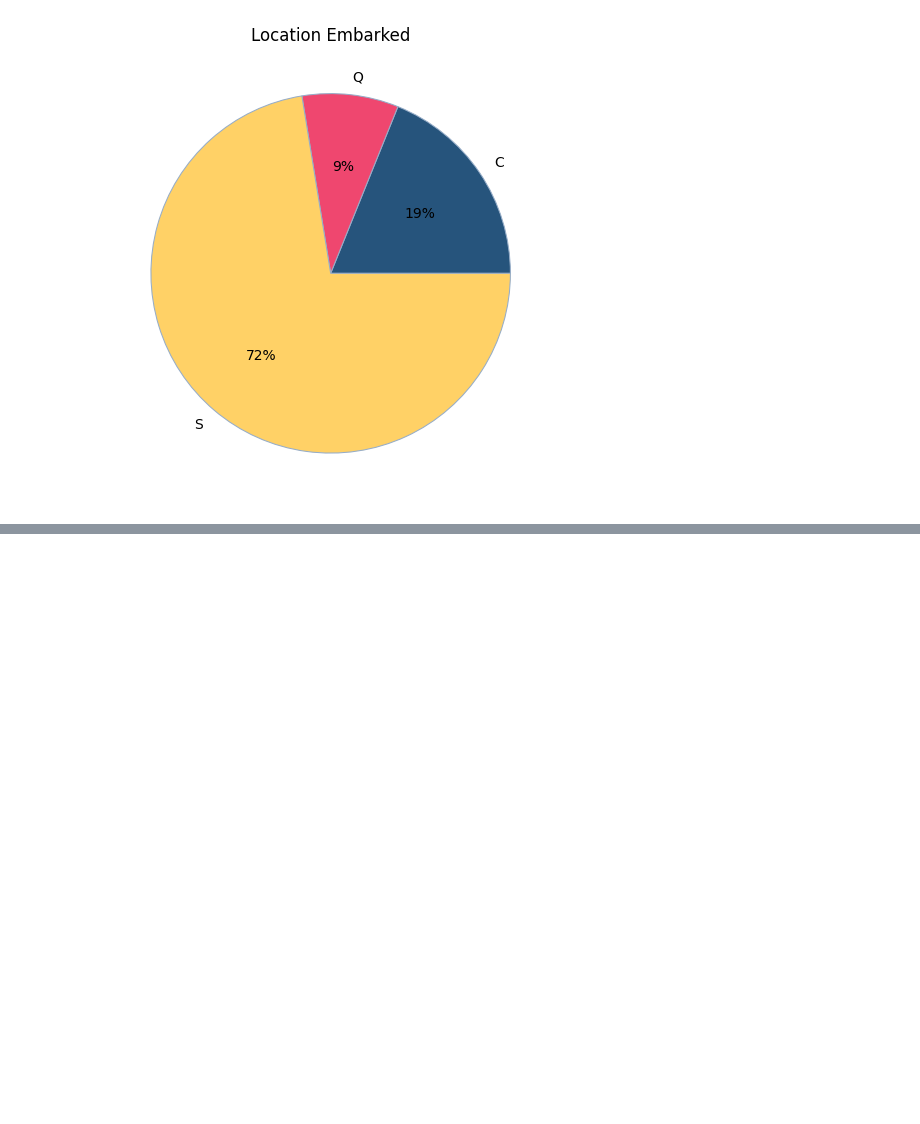
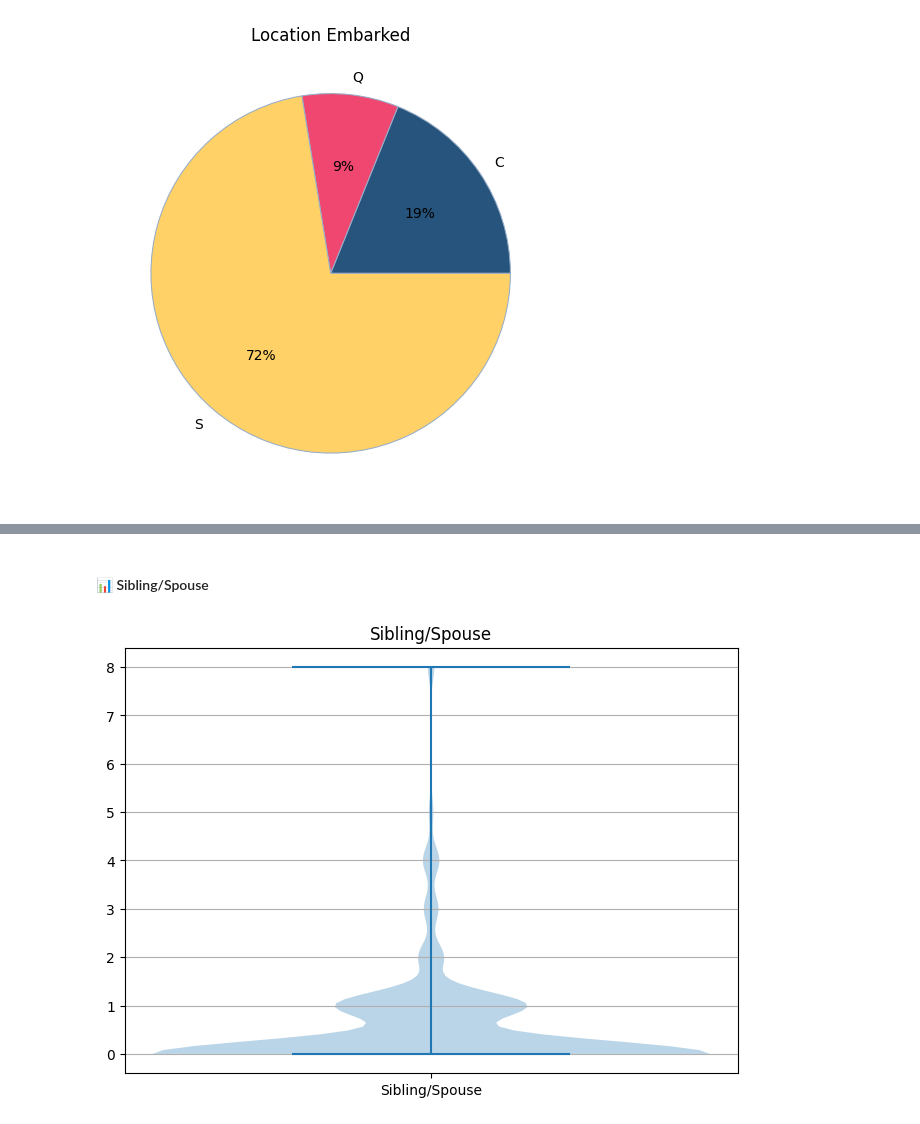
Before and after one commit to grace-sampao/Cyber-Shujaa---Exploratory-Data-Analysis, a Jupyter notebook: notebooks/exploratory_data_analysis.ipynb, the cells around one changed output, grey strips where cells are left out. Saved outputs shown, nothing was run; the diff lists cells and outputs as text; code cells hidden in the pictures; blank space fills up the shorter version.

```diff
--- a/notebooks/exploratory_data_analysis.ipynb
+++ b/notebooks/exploratory_data_analysis.ipynb
@@ -693,0 +732,15 @@ dtype: object
+# %% [markdown]
+#### 📊 Sibling/Spouse
+# %%
+fig, ax = plt.subplots(layout='constrained')
+
+ax.set_title("Sibling/Spouse")
+ax.violinplot(
+  titanic_data['SibSp']
+)
+ax.yaxis.grid(True)
+ax.set_xticks([1], labels=['Sibling/Spouse'])
+
+plt.show()
+# %% [output]
+[figure, added]
```
Also changed, not shown: parts of 17 cells of this notebook.
